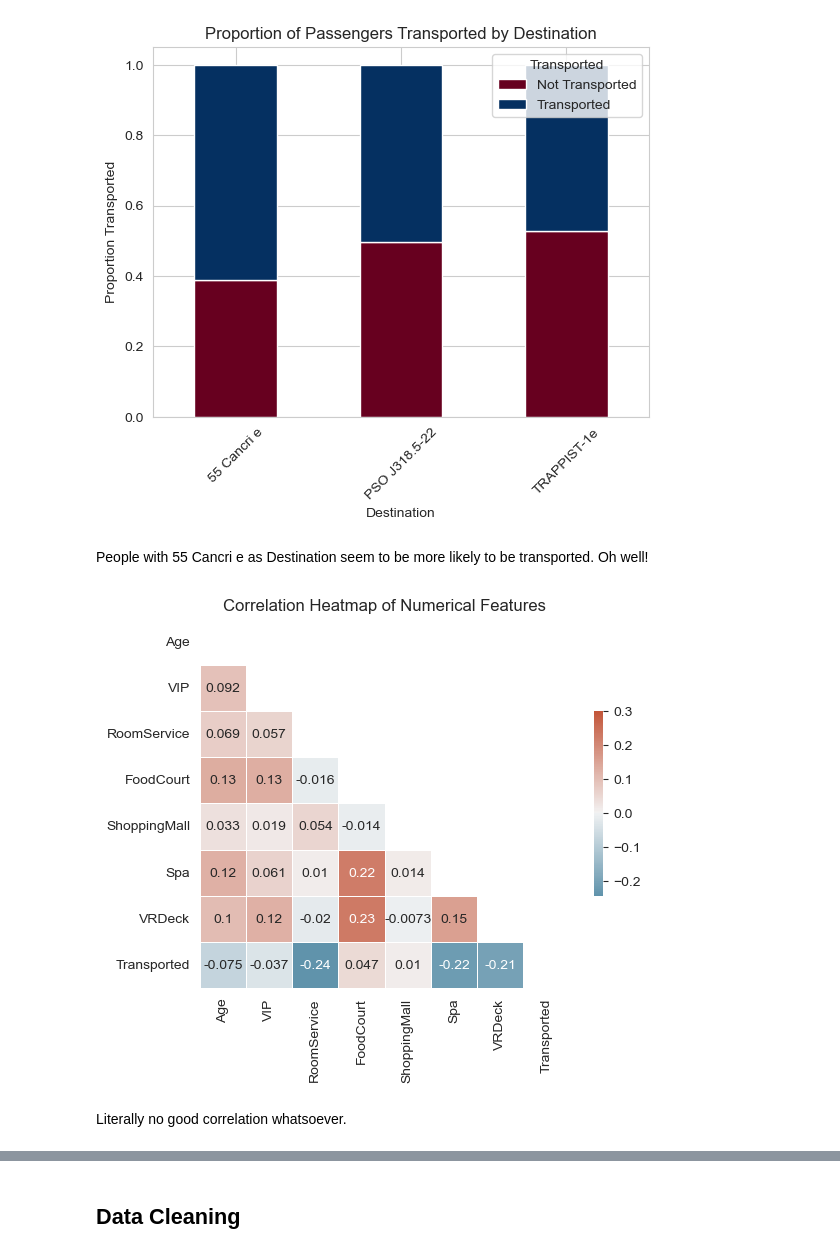
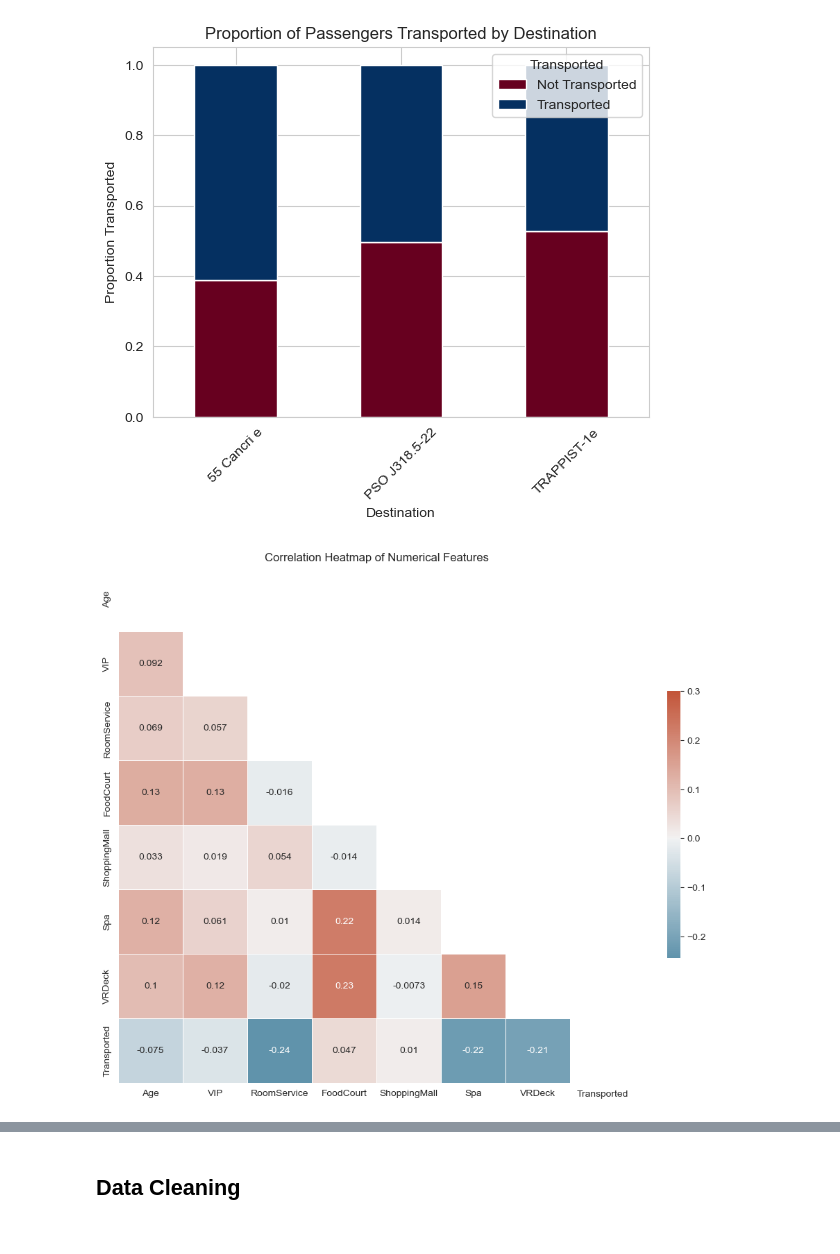
Before and after one commit to AnnaAnastasy/spaceship, a Jupyter notebook: spaceship.ipynb, the cells around one changed output, grey strips where cells are left out. Cells and saved outputs as stored; diff of their text form; code cells hidden in the pictures.

```diff
--- a/spaceship.ipynb
+++ b/spaceship.ipynb
@@ -229,30 +261,26 @@ plt.legend(title='Transported', labels=['Not Transported', 'Transported'])
 plt.show()
 # %% [output]
 [figure]
-# %% [markdown]
-People with 55 Cancri e as Destination seem to be more likely to be transported. Oh well!
 # %%
 # Convert 'VIP' to an integer (True to 1, False to 0)
 df_train_copy['VIP'] = df_train_copy['VIP'].fillna(0).astype(int)
 
 corr_matrix = df_train_copy.corr(numeric_only=True)
 
 # Increase the figure size
-#plt.figure(figsize=(12, 10))
+plt.figure(figsize=(12, 10))
 
 # Generate a mask for the upper triangle
 mask = np.triu(np.ones_like(corr_matrix, dtype=bool))
 
 # Choose a diverging color scheme
 cmap = sns.diverging_palette(230, 20, as_cmap=True)
 
 # Draw the heatmap with the mask and correct aspect ratio
 sns.heatmap(corr_matrix, annot=True, mask=mask, cmap=cmap, vmax=.3, center=0,
             square=True, linewidths=.5, cbar_kws={"shrink": .5})
 
 plt.title('Correlation Heatmap of Numerical Features')
 plt.show()
 # %% [output]
-[figure, old version]
+[figure, new version]
-# %% [markdown]
-Literally no good correlation whatsoever.
```
Also changed, not shown: parts of 55 cells of this notebook, 1 other file.
